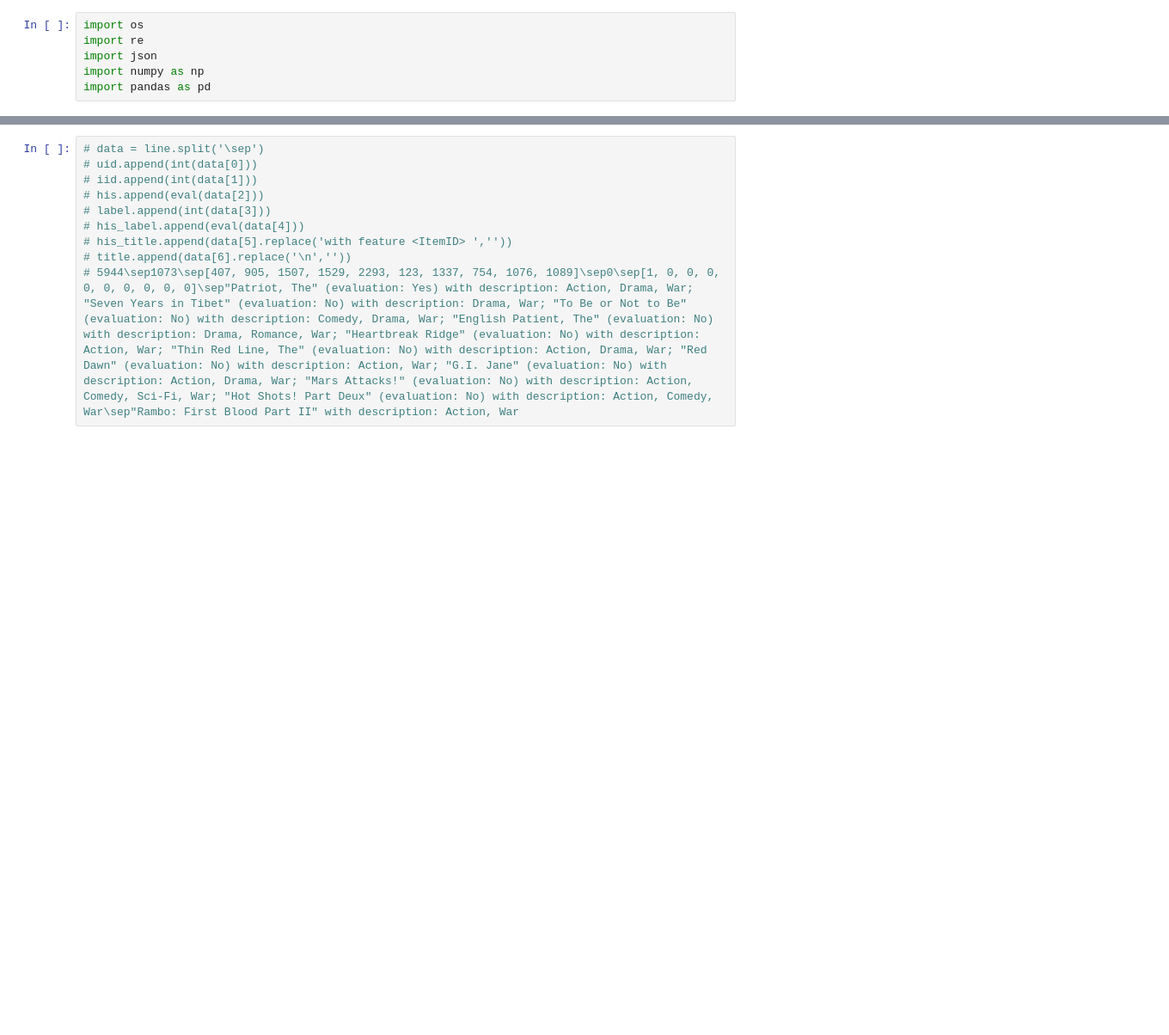
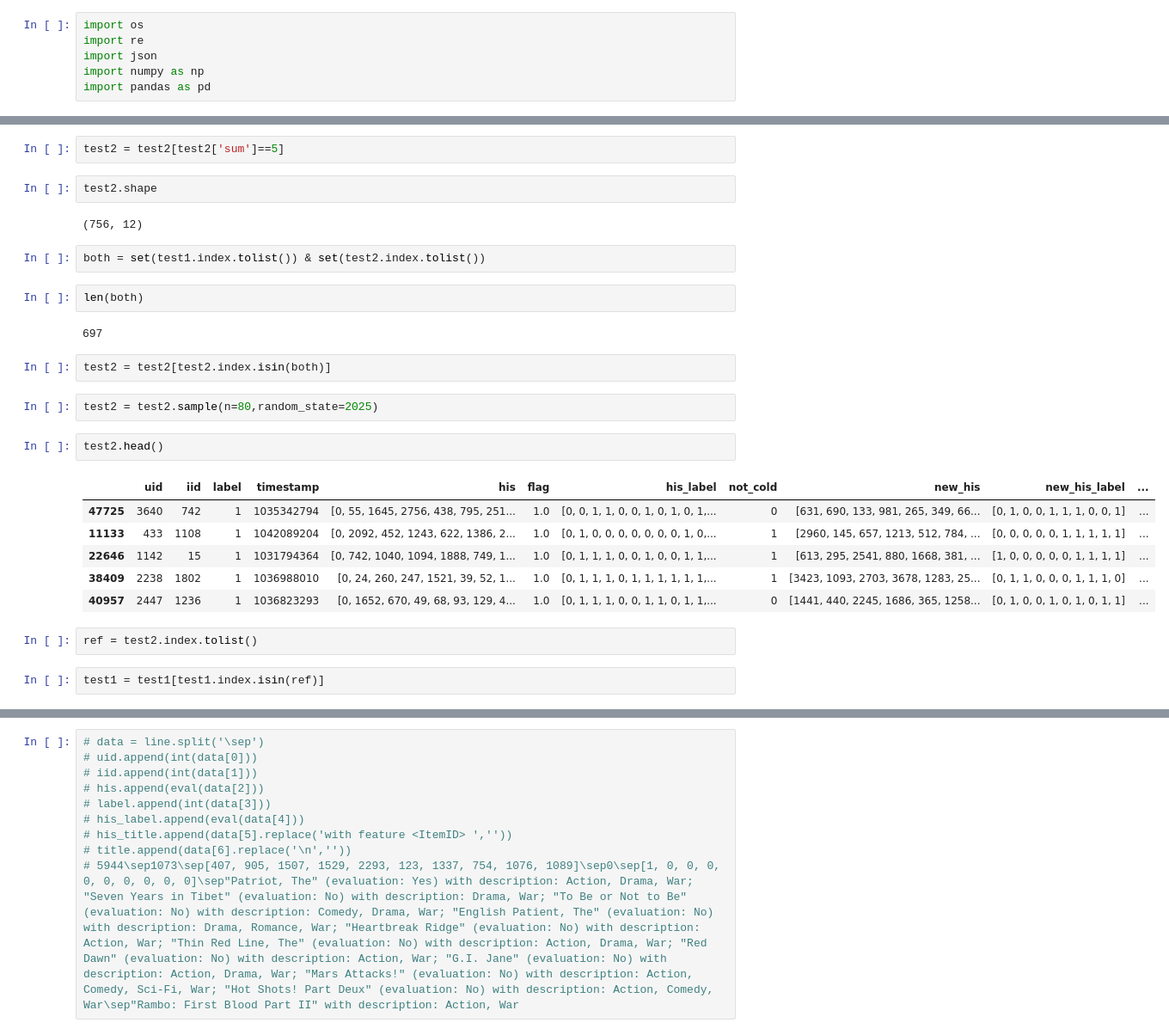
Before and after one commit to Yu-Qi-hang/ThinkRec, a Jupyter notebook: dataset/tools/getreflection.ipynb, the cells around one changed output, grey strips where cells are left out. Shown: that part at 86% size. Drawn from its saved outputs; the diff is of its cells as text; blank space fills up the shorter version.

```diff
--- a/dataset/tools/getreflection.ipynb
+++ b/dataset/tools/getreflection.ipynb
@@ -90,0 +49,29 @@ txt = convert_title_list_v4(turnid2txt(train.new_his[0]),train.new_his_label[0])
+# %%
+test2 = test2[test2['sum']==5]
+# %%
+test2.shape
+# %% [output]
+(756, 12)
+# %%
+both = set(test1.index.tolist()) & set(test2.index.tolist())
+# %%
+len(both)
+# %% [output]
+697
+# %%
+test2 = test2[test2.index.isin(both)]
+# %%
+test2 = test2.sample(n=80,random_state=2025)
+# %%
+test2.head()
+# %% [output]
+|  | uid | iid | label | timestamp | his | flag | his_label | not_cold | new_his | new_his_label | ... |
+| 47725 | 3640 | 742 | 1 | 1035342794 | [0, 55, 1645, 2756, 438, 795, 251... | 1.0 | [0, 0, 1, 1, 0, 0, 1, 0, 1, 0, 1,... | 0 | [631, 690, 133, 981, 265, 349, 66... | [0, 1, 0, 0, 1, 1, 1, 0, 0, 1] | ... |
+| 11133 | 433 | 1108 | 1 | 1042089204 | [0, 2092, 452, 1243, 622, 1386, 2... | 1.0 | [0, 1, 0, 0, 0, 0, 0, 0, 0, 1, 0,... | 1 | [2960, 145, 657, 1213, 512, 784, ... | [0, 0, 0, 0, 0, 1, 1, 1, 1, 1] | ... |
+| 22646 | 1142 | 15 | 1 | 1031794364 | [0, 742, 1040, 1094, 1888, 749, 1... | 1.0 | [0, 1, 1, 1, 0, 0, 1, 0, 0, 1, 1,... | 1 | [613, 295, 2541, 880, 1668, 381, ... | [1, 0, 0, 0, 0, 0, 1, 1, 1, 1] | ... |
+| 38409 | 2238 | 1802 | 1 | 1036988010 | [0, 24, 260, 247, 1521, 39, 52, 1... | 1.0 | [0, 1, 1, 1, 0, 1, 1, 1, 1, 1, 1,... | 1 | [3423, 1093, 2703, 3678, 1283, 25... | [0, 1, 1, 0, 0, 0, 1, 1, 1, 0] | ... |
+| 40957 | 2447 | 1236 | 1 | 1036823293 | [0, 1652, 670, 49, 68, 93, 129, 4... | 1.0 | [0, 1, 1, 1, 0, 0, 1, 1, 0, 1, 1,... | 0 | [1441, 440, 2245, 1686, 365, 1258... | [0, 1, 0, 0, 1, 0, 1, 0, 1, 1] | ... |
+# %%
+ref = test2.index.tolist()
+# %%
+test1 = test1[test1.index.isin(ref)]
```
Also changed, not shown: parts of 51 cells of this notebook, 20 other files.
